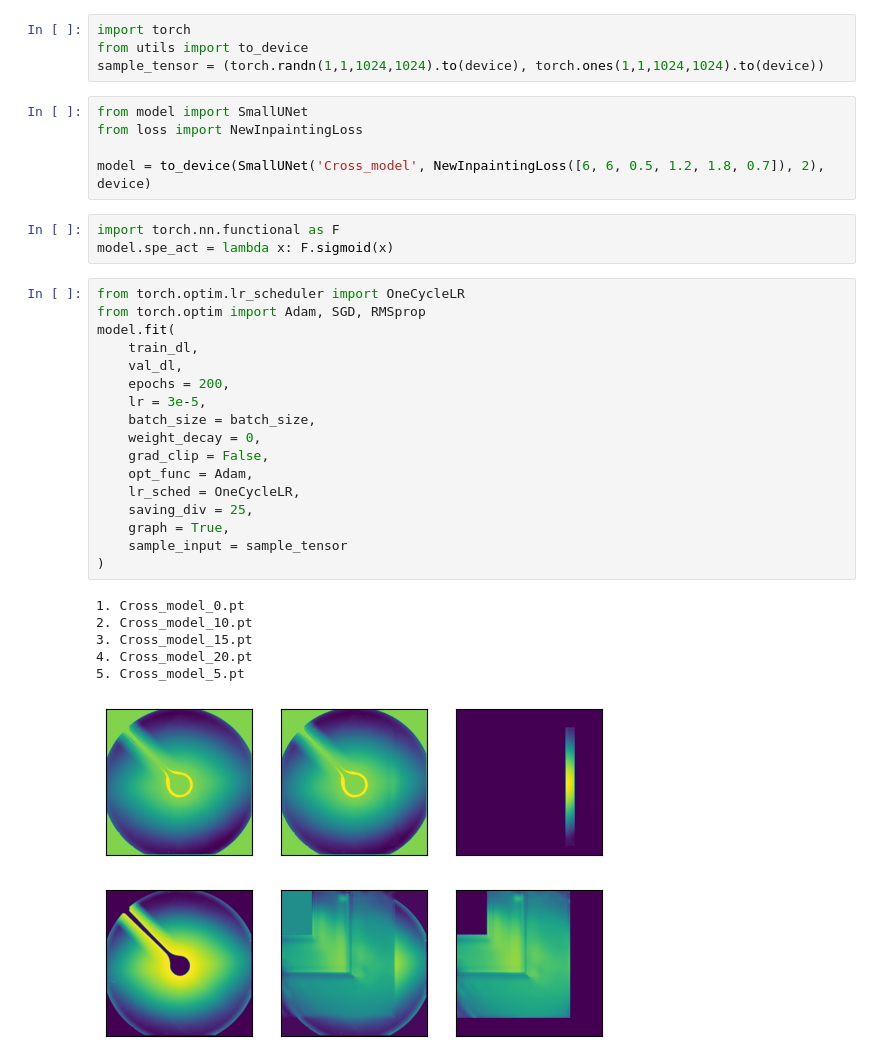
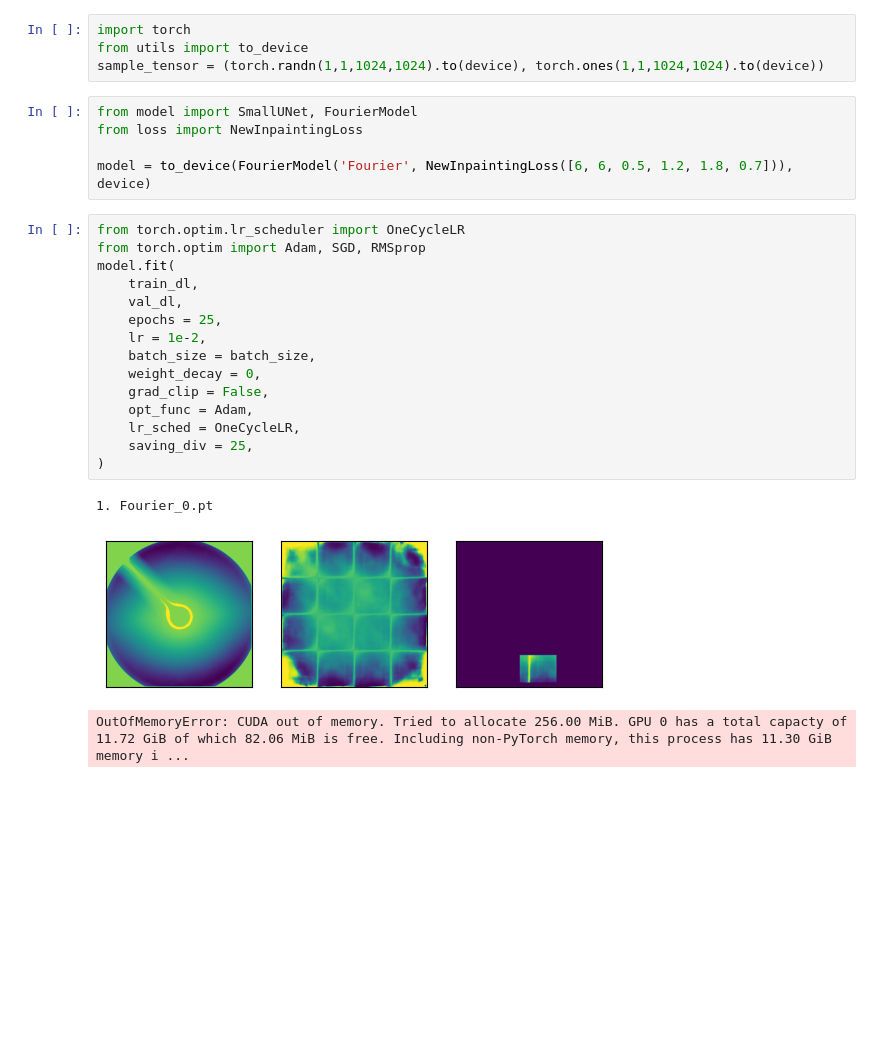
Before and after one commit to Jorgedavyd/DL-based-Coronagraph-Inpainting, a Jupyter notebook: training.ipynb, the cells around one changed output. Drawn from its saved outputs; the diff is of its cells as text; blank space fills up the shorter version.

Commit message:
fourier based model

```diff
--- a/training.ipynb
+++ b/training.ipynb
@@ -37,35 +37,26 @@ import torch
 from utils import to_device
 sample_tensor = (torch.randn(1,1,1024,1024).to(device), torch.ones(1,1,1024,1024).to(device))
 # %%
-from model import SmallUNet
+from model import SmallUNet, FourierModel
 from loss import NewInpaintingLoss
 
-model = to_device(SmallUNet('Cross_model', NewInpaintingLoss([6, 6, 0.5, 1.2, 1.8, 0.7]), 2), device)
+model = to_device(FourierModel('Fourier', NewInpaintingLoss([6, 6, 0.5, 1.2, 1.8, 0.7])), device)
-# %%
-import torch.nn.functional as F
-model.spe_act = lambda x: F.sigmoid(x)
 # %%
 from torch.optim.lr_scheduler import OneCycleLR
 from torch.optim import Adam, SGD, RMSprop
 model.fit(
     train_dl,
     val_dl,
-    epochs = 200,
-    lr = 3e-5,
+    epochs = 25,
+    lr = 1e-2,
     batch_size = batch_size,
     weight_decay = 0,
     grad_clip = False,
     opt_func = Adam,
     lr_sched = OneCycleLR,
     saving_div = 25,
-    graph = True,
-    sample_input = sample_tensor
 )
 # %% [output]
-1. Cross_model_0.pt
-2. Cross_model_10.pt
-3. Cross_model_15.pt
-4. Cross_model_20.pt
-5. Cross_model_5.pt
+1. Fourier_0.pt
-[figure, old version]
+[figure, new version]
-[figure, removed]
+OutOfMemoryError: CUDA out of memory. Tried to allocate 256.00 MiB. GPU 0 has a total capacty of 11.72 GiB of which 82.06 MiB is free. Including non-PyTorch memory, this process has 11.30 GiB memory i ...
```
Also changed, not shown: 3 other files.
